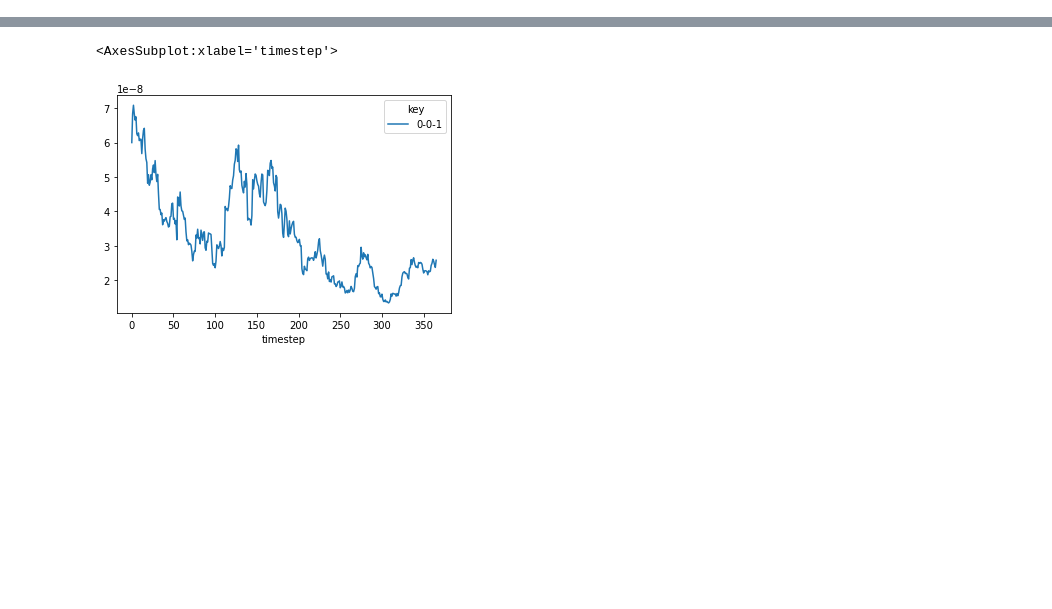
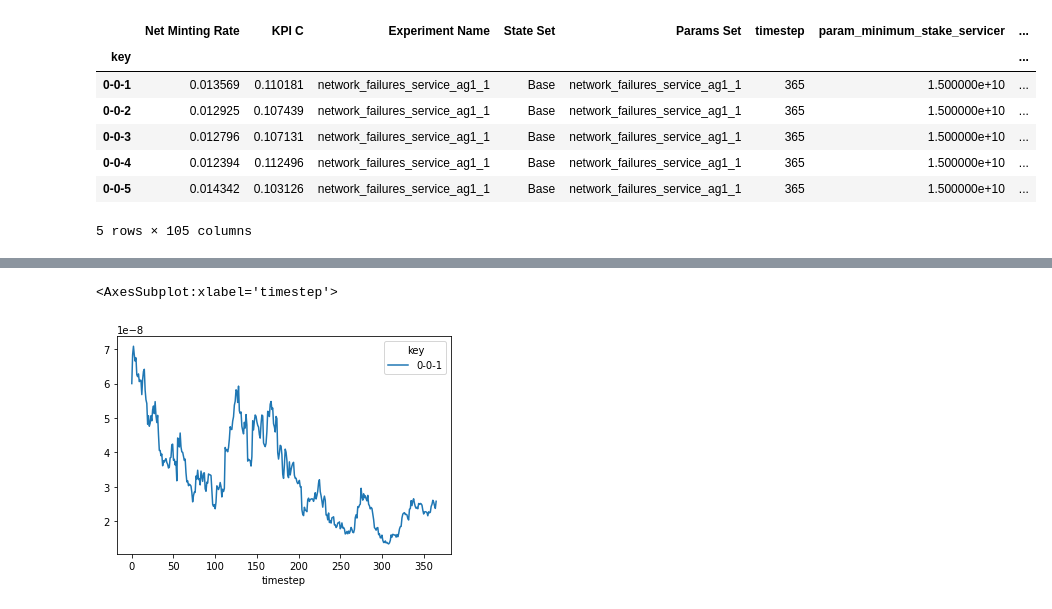
Before and after one commit to BlockScience/PocketSimulationModel, a Jupyter notebook: exploratory/Base Run.ipynb, the cells around one changed output, grey strips where cells are left out. Cells and saved outputs as stored; diff of their text form; code cells hidden in the pictures; blank space fills up the shorter version.

```diff
--- a/exploratory/Base Run.ipynb
+++ b/exploratory/Base Run.ipynb
@@ -3,18 +3,14 @@ import os
 import matplotlib.pyplot as plt
 import pandas as pd
 os.chdir("..")
-from model import run_experiments
+from model import run_experiments, get_event_metadata
 from model.config.params import build_params
 from model.kpis.utility import find_geo_zone_numbers, find_shutdown_services_number
 import numpy as np
 from cadCAD.engine import ExecutionMode
 
 
-df, simulation_kpis = run_experiments(['network_failures_service_ag1_1',
-                                      'network_failures_service_ag1_5',
-                                      'network_failures_service_ag1_20',
-                                      'network_failures_service_ag1_45',
-                                      'network_failures_service_ag1_70'],
+df, simulation_kpis = run_experiments(['network_failures_service_ag1_1',],
                                       context=ExecutionMode().single_mode)
 # %% [output]
                   ___________    ____
@@ -46,0 +38,11 @@ Execution Mode: single_threaded
+# %%
+simulation_kpis
+# %% [output]
+|  | Net Minting Rate | KPI C | Experiment Name | State Set | Params Set | timestep | param_minimum_stake_servicer | ... |
+| key |  |  |  |  |  |  |  | ... |
+| 0-0-1 | 0.013569 | 0.110181 | network_failures_service_ag1_1 | Base | network_failures_service_ag1_1 | 365 | 1.500000e+10 | ... |
+| 0-0-2 | 0.012925 | 0.107439 | network_failures_service_ag1_1 | Base | network_failures_service_ag1_1 | 365 | 1.500000e+10 | ... |
+| 0-0-3 | 0.012796 | 0.107131 | network_failures_service_ag1_1 | Base | network_failures_service_ag1_1 | 365 | 1.500000e+10 | ... |
+| 0-0-4 | 0.012394 | 0.112496 | network_failures_service_ag1_1 | Base | network_failures_service_ag1_1 | 365 | 1.500000e+10 | ... |
+| 0-0-5 | 0.014342 | 0.103126 | network_failures_service_ag1_1 | Base | network_failures_service_ag1_1 | 365 | 1.500000e+10 | ... |
+5 rows × 105 columns
```
Also changed, not shown: parts of 3 cells of this notebook, 4 other files.
